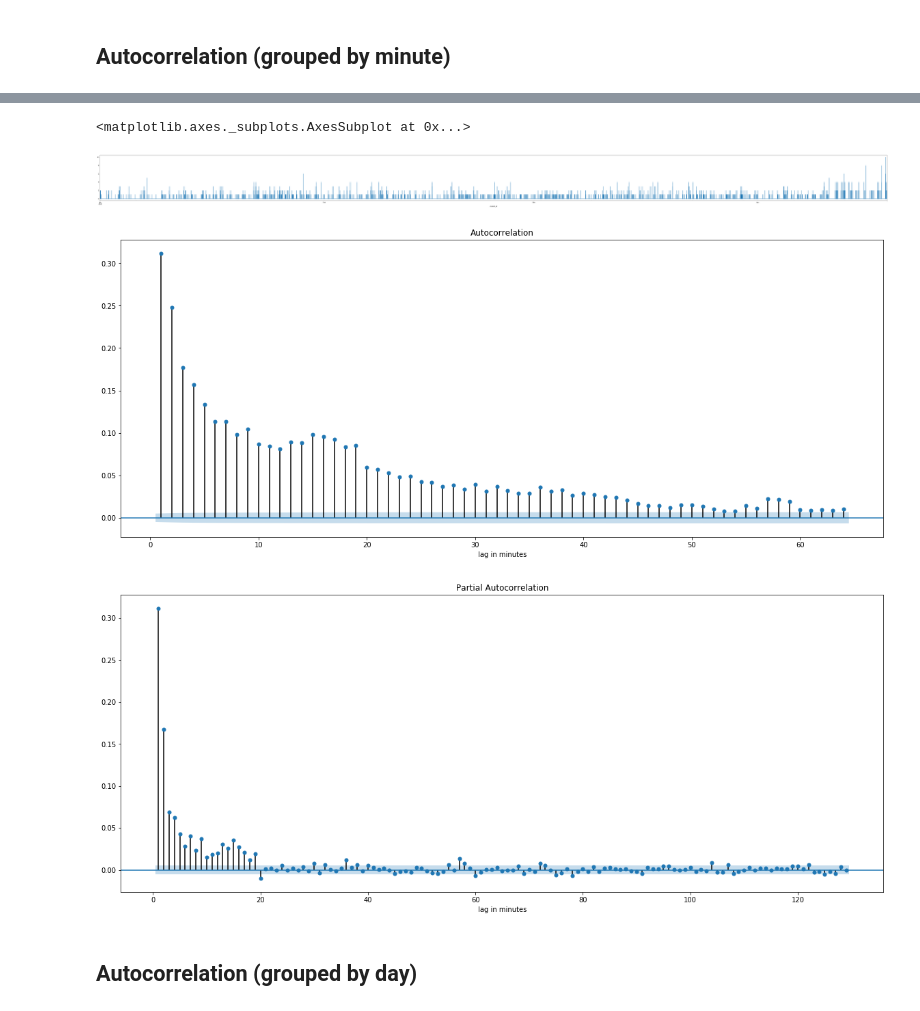
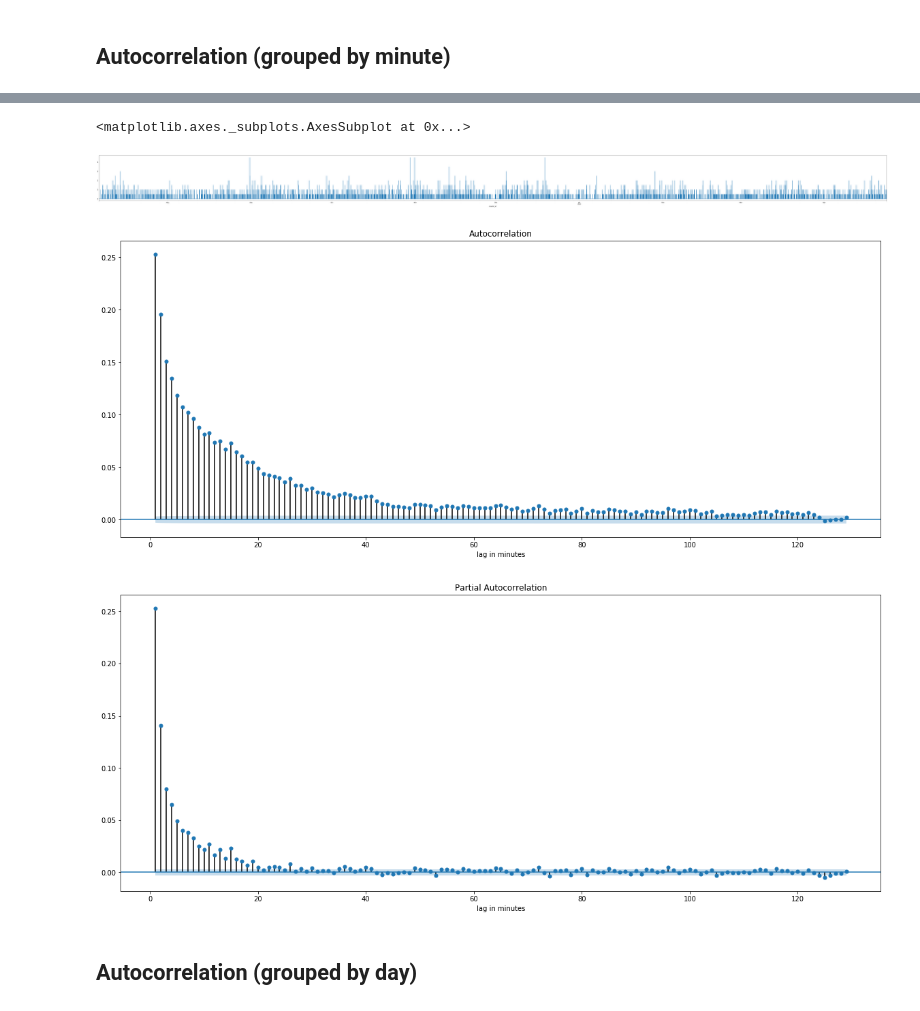
Before and after one commit to alexander-jiang/will-trump-tweet, a Jupyter notebook: timeseries_data.ipynb, the cells around one changed output, grey strips where cells are left out. Drawn from its saved outputs; the diff is of its cells as text; code cells hidden in the pictures.

```diff
--- a/timeseries_data.ipynb
+++ b/timeseries_data.ipynb
@@ -11,7 +10,7 @@ from statsmodels.graphics.tsaplots import plot_pacf
 from twitter_fetcher.tweet_features import TweetFeatures
 # %%
 # read in the extracted features from CSV file (and parse the tweet created_at column as the index)
-features_filename = "realDonaldTrump_tweets/features.csv"
+features_filename = "master_features.csv"
 features_df = pd.read_csv(features_filename, header=0, parse_dates=['created_at'], index_col='created_at')
 features_df = features_df.sort_index()
 # %%
@@ -138,21 +109,21 @@ Freq: T, Name: id, Length: 156886, dtype: int64
 minute_grouped.plot(kind='line', figsize=(100,6))
 # %% [output]
 <matplotlib.axes._subplots.AxesSubplot at 0x...>
-[figure, old version]
+[figure, new version]
 # %%
 fig, ax = plt.subplots(figsize=(20,8))
-plot_acf(minute_grouped, ax, lags=np.arange(1,65))
+plot_acf(minute_grouped, ax, lags=np.arange(1,130))
 plt.xlabel('lag in minutes')
 plt.show()
 # %% [output]
-[figure, old version]
+[figure, new version]
 # %%
 fig, ax = plt.subplots(figsize=(20,8))
 plot_pacf(minute_grouped, ax, lags=np.arange(1,130))
 plt.xlabel('lag in minutes')
 plt.show()
 # %% [output]
-[figure, old version]
+[figure, new version]
 # %% [markdown]
 ## Autocorrelation (grouped by day)
 # %%
```
Also changed, not shown: parts of 14 cells of this notebook.
